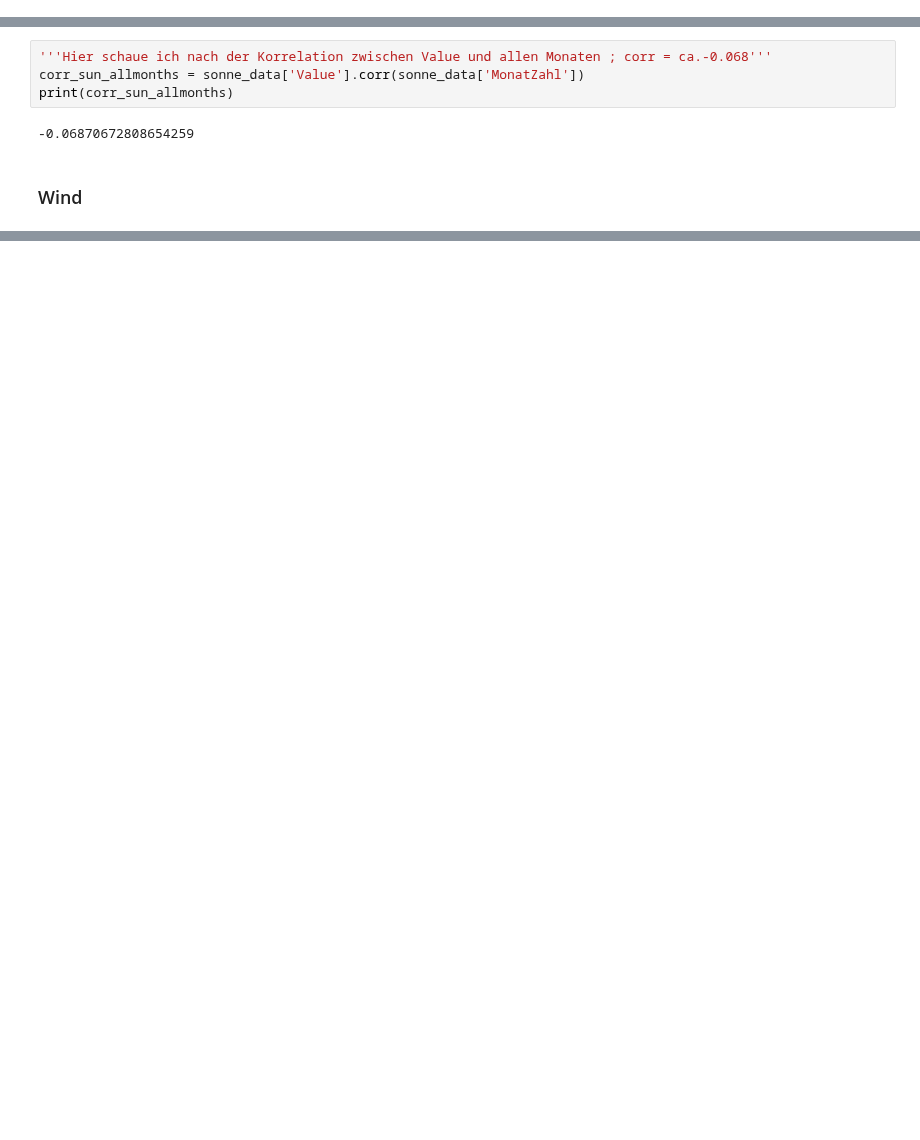
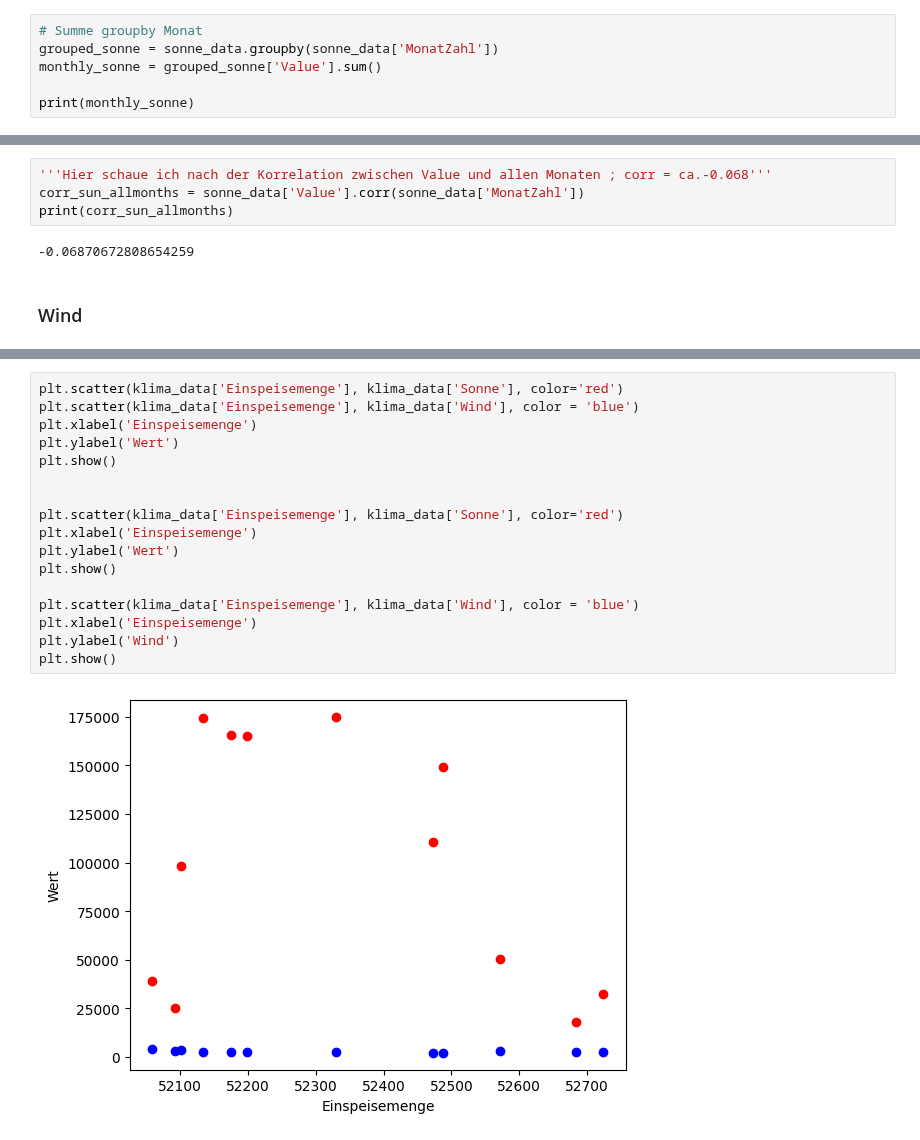
Before and after one commit to M-123-456/team-6-energy-costs, a Jupyter notebook: correlationBekki.ipynb, the cells around one changed output, grey strips where cells are left out. Saved outputs shown, nothing was run; the diff lists cells and outputs as text; blank space fills up the shorter version.

```diff
--- a/correlationBekki.ipynb
+++ b/correlationBekki.ipynb
@@ -288,3 +265,9 @@ min       0.000000     1.000000
 50%      10.000000     7.000000
 75%     212.250000    10.000000
 max     910.000000    12.000000
+# %%
+# Summe groupby Monat
+grouped_sonne = sonne_data.groupby(sonne_data['MonatZahl'])
+monthly_sonne = grouped_sonne['Value'].sum()
+
+print(monthly_sonne)
@@ -315,0 +414,19 @@ max      11.600000
+# %%
+plt.scatter(klima_data['Einspeisemenge'], klima_data['Sonne'], color='red')
+plt.scatter(klima_data['Einspeisemenge'], klima_data['Wind'], color = 'blue')
+plt.xlabel('Einspeisemenge')
+plt.ylabel('Wert')
+plt.show()
+
+
+plt.scatter(klima_data['Einspeisemenge'], klima_data['Sonne'], color='red')
+plt.xlabel('Einspeisemenge')
+plt.ylabel('Wert')
+plt.show()
+
+plt.scatter(klima_data['Einspeisemenge'], klima_data['Wind'], color = 'blue')
+plt.xlabel('Einspeisemenge')
+plt.ylabel('Wind')
+plt.show()
+# %% [output]
+[figure, added]
```
Also changed, not shown: parts of 14 cells of this notebook.
